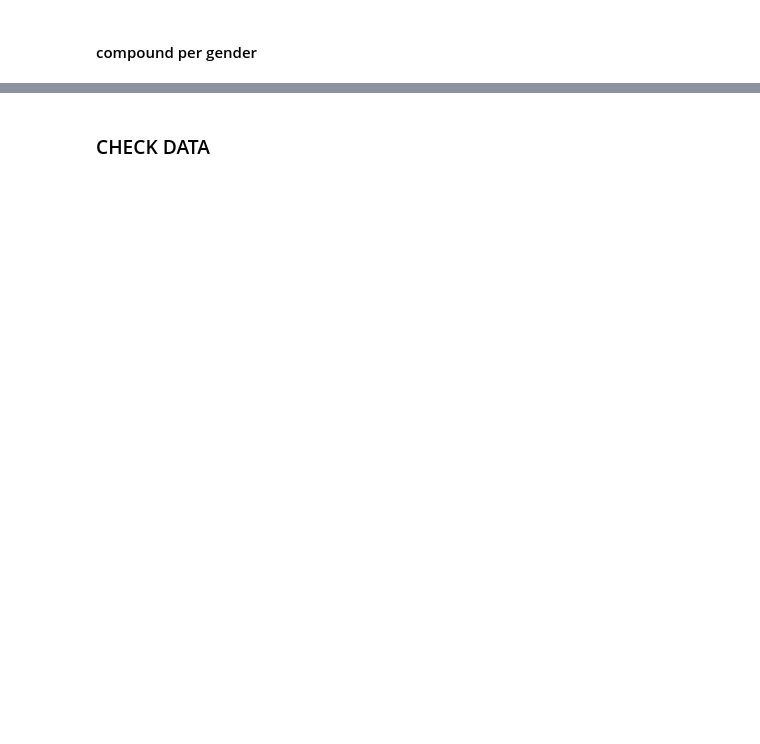
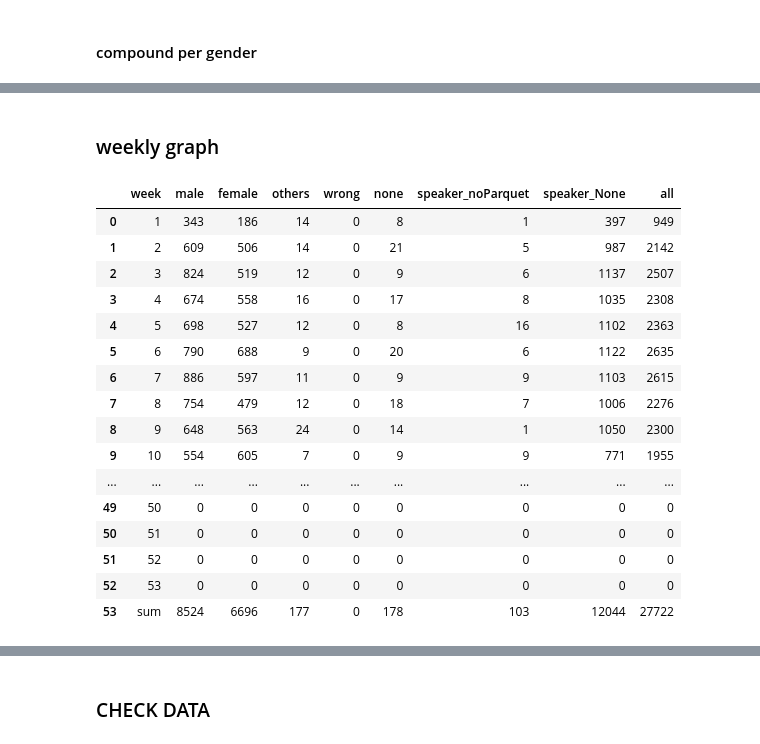
Before and after one commit to epfl-ada/ada-2021-project-adacadabras, a Jupyter notebook: data_processing.ipynb, the cells around one changed output, grey strips where cells are left out. Drawn from its saved outputs; the diff is of its cells as text; code cells hidden in the pictures; blank space fills up the shorter version.

```diff
--- a/data_processing.ipynb
+++ b/data_processing.ipynb
@@ -600,0 +748,26 @@ a,b
+# %% [markdown]
+### weekly graph
+# %%
+data_path = path_quote_metoo
+data_path = data_path[:-9] + '_weekly_count' + data_path[-9:]
+path = data_path.format(2020)
+count = pd.read_json(path, lines=True)
+count
+# %% [output]
+|  | week | male | female | others | wrong | none | speaker_noParquet | speaker_None | all |
+| 0 | 1 | 343 | 186 | 14 | 0 | 8 | 1 | 397 | 949 |
+| 1 | 2 | 609 | 506 | 14 | 0 | 21 | 5 | 987 | 2142 |
+| 2 | 3 | 824 | 519 | 12 | 0 | 9 | 6 | 1137 | 2507 |
+| 3 | 4 | 674 | 558 | 16 | 0 | 17 | 8 | 1035 | 2308 |
+| 4 | 5 | 698 | 527 | 12 | 0 | 8 | 16 | 1102 | 2363 |
+| 5 | 6 | 790 | 688 | 9 | 0 | 20 | 6 | 1122 | 2635 |
+| 6 | 7 | 886 | 597 | 11 | 0 | 9 | 9 | 1103 | 2615 |
+| 7 | 8 | 754 | 479 | 12 | 0 | 18 | 7 | 1006 | 2276 |
+| 8 | 9 | 648 | 563 | 24 | 0 | 14 | 1 | 1050 | 2300 |
+| 9 | 10 | 554 | 605 | 7 | 0 | 9 | 9 | 771 | 1955 |
+| ... | ... | ... | ... | ... | ... | ... | ... | ... | ... |
+| 49 | 50 | 0 | 0 | 0 | 0 | 0 | 0 | 0 | 0 |
+| 50 | 51 | 0 | 0 | 0 | 0 | 0 | 0 | 0 | 0 |
+| 51 | 52 | 0 | 0 | 0 | 0 | 0 | 0 | 0 | 0 |
+| 52 | 53 | 0 | 0 | 0 | 0 | 0 | 0 | 0 | 0 |
+| 53 | sum | 8524 | 6696 | 177 | 0 | 178 | 103 | 12044 | 27722 |
```
Also changed, not shown: parts of 10 cells of this notebook, 2 other files.
